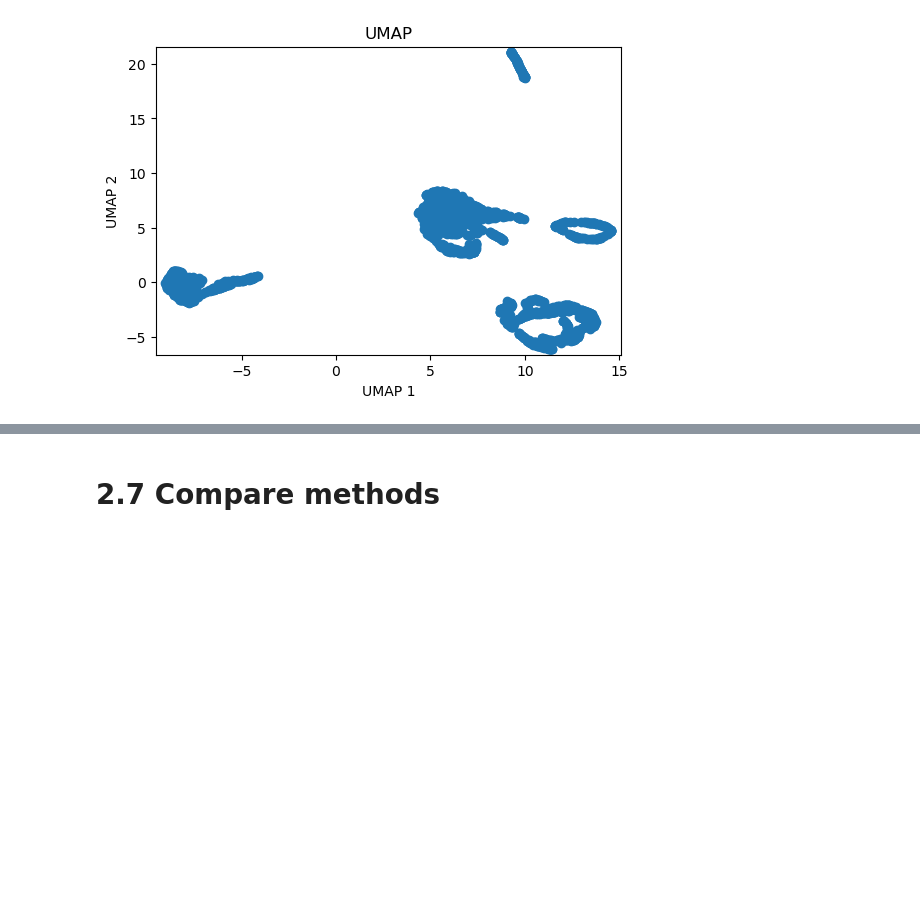
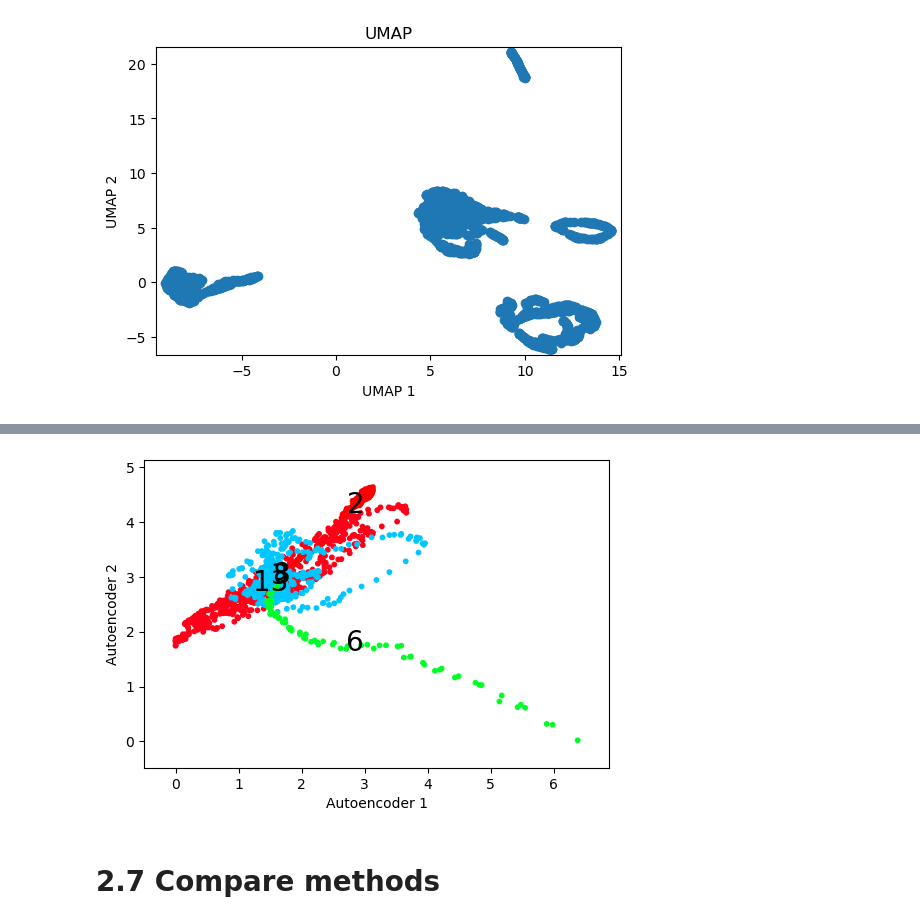
Before and after one commit to anabenitoterreros/TEPaat, a Jupyter notebook: notebooks/3.2-aat-Clustering-extended.ipynb, the cells around one changed output, grey strips where cells are left out. Drawn from its saved outputs; the diff is of its cells as text; code cells hidden in the pictures; blank space fills up the shorter version.

```diff
--- a/notebooks/3.2-aat-Clustering-extended.ipynb
+++ b/notebooks/3.2-aat-Clustering-extended.ipynb
@@ -128,0 +144,38 @@ dreduction.plot_2D_scatter(data = umap_2D_data, type = 'UMAP')
+# %%
+
+# split data into training and testing sets
+X_train, X_test, y_train, y_test = train_test_split(norm_data, labels, test_size=0.2, random_state=42)
+
+# define input dimension
+input_dim = X_train.shape[1]
+
+# define encoding dimension
+encoding_dim = 2
+
+# define input layer
+input_layer = Input(shape=(input_dim,))
+
+# define encoding layer
+encoded = Dense(encoding_dim, activation='relu')(input_layer)
+
+# define decoding layer
+decoded = Dense(input_dim, activation='sigmoid')(encoded)
+
+# create autoencoder model
+autoencoder = Model(input_layer, decoded)
+
+# compile model
+autoencoder.compile(optimizer='adam', loss='mse')
+
+# train model
+autoencoder.fit(X_train, X_train,
+                epochs=10000,
+                batch_size=32,
+                shuffle=True,
+                validation_data=(X_test, X_test))
+
+# obtain the encoder model for dimensionality reduction
+encoder = Model(input_layer, encoded)
+
+# obtain the encoded representation of the data
+encoded_data = encoder.predict(norm_data)
@@ -129,3 +200,7 @@ dreduction.plot_2D_scatter(data = umap_2D_data, type = 'UMAP')
+# %%
+plot_2D_scatter_updated(data = encoded_data, Labels = labels['label'], type = ['Autoencoder'])
+# %% [output]
+[figure, added]
 # %% [markdown]
 # 2.7 Compare methods
 # %%
```
Also changed, not shown: parts of 6 cells of this notebook, 4 other files.
